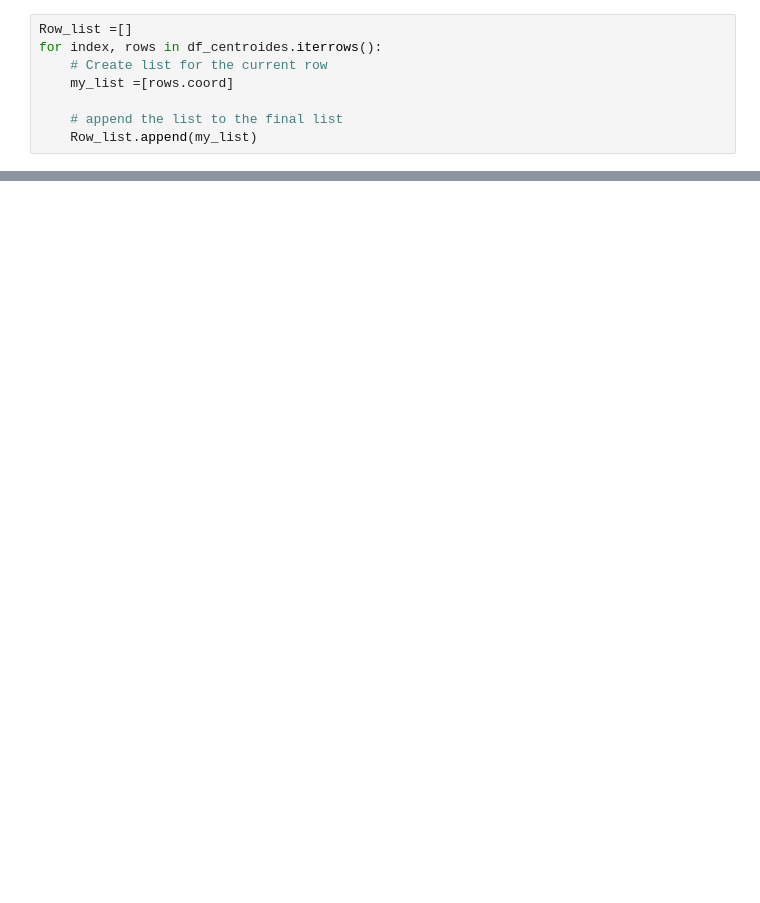
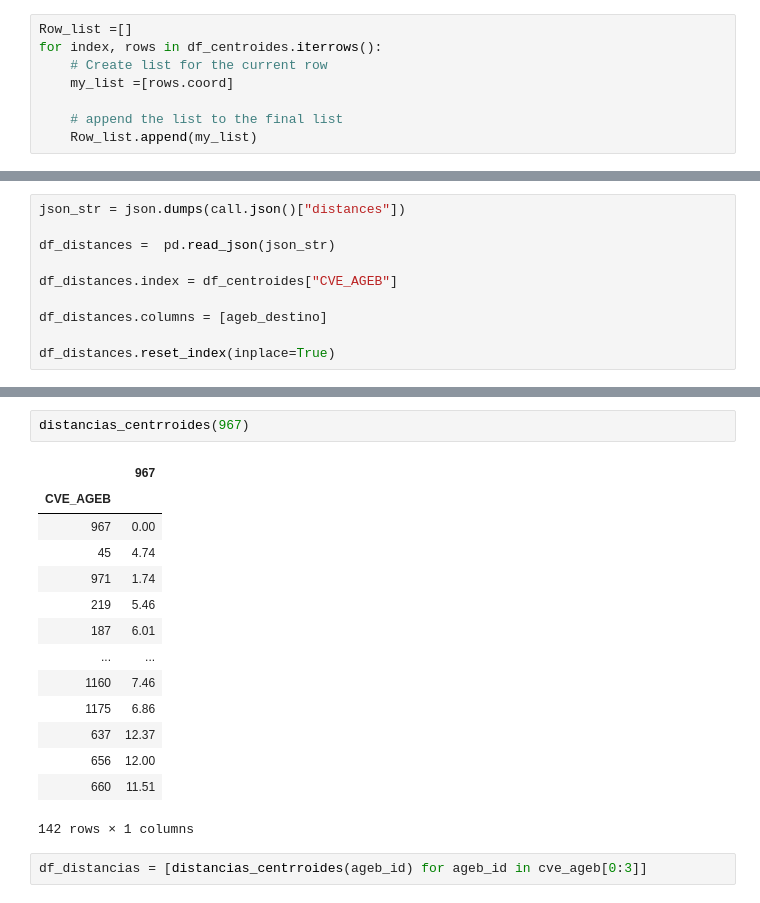
Before and after one commit to paupradel/ecobici_viz, a Jupyter notebook: distancia_entre_agebs.ipynb, the cells around one changed output, grey strips where cells are left out. Drawn from its saved outputs; the diff is of its cells as text; blank space fills up the shorter version.

```diff
--- a/distancia_entre_agebs.ipynb
+++ b/distancia_entre_agebs.ipynb
@@ -39,0 +73,10 @@ for index, rows in df_centroides.iterrows():
+# %%
+json_str = json.dumps(call.json()["distances"])
+
+df_distances =  pd.read_json(json_str)
+
+df_distances.index = df_centroides["CVE_AGEB"]
+
+df_distances.columns = [ageb_destino]
+
+df_distances.reset_index(inplace=True)
@@ -39,0 +129,19 @@ for index, rows in df_centroides.iterrows():
+# %%
+distancias_centrroides(967)
+# %% [output]
+|  | 967 |
+| CVE_AGEB |  |
+| 967 | 0.00 |
+| 45 | 4.74 |
+| 971 | 1.74 |
+| 219 | 5.46 |
+| 187 | 6.01 |
+| ... | ... |
+| 1160 | 7.46 |
+| 1175 | 6.86 |
+| 637 | 12.37 |
+| 656 | 12.00 |
+| 660 | 11.51 |
+142 rows × 1 columns
+# %%
+df_distancias = [distancias_centrroides(ageb_id) for ageb_id in cve_ageb[0:3]]
```
Also changed, not shown: parts of 28 cells of this notebook, 9 other files.
